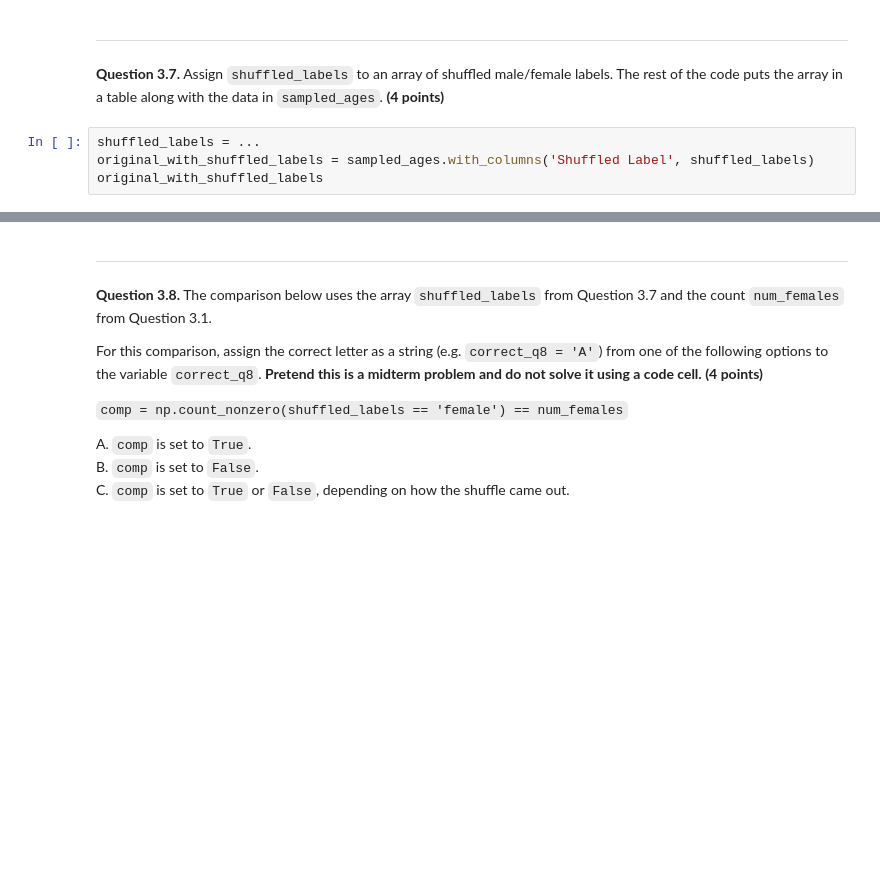
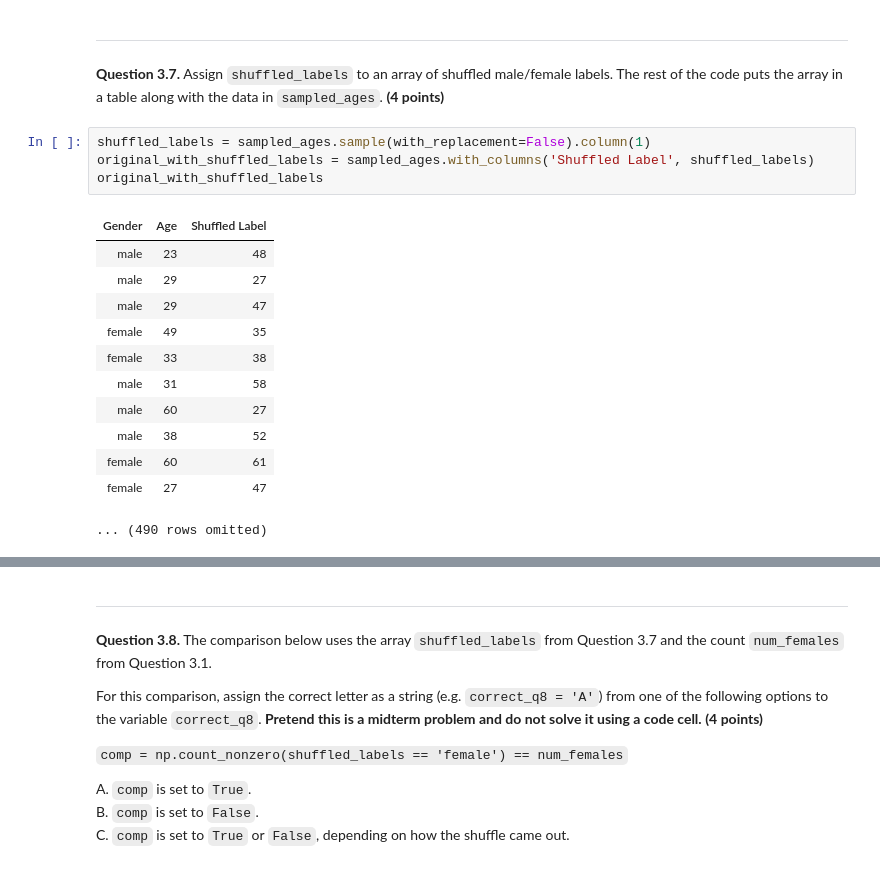
Before and after one commit to hnahtneyugn/materials-fa24, a Jupyter notebook: hw/hw07/hw07.ipynb, the cells around one changed output, grey strips where cells are left out. Drawn from its saved outputs; the diff is of its cells as text; blank space fills up the shorter version.

```diff
--- a/hw/hw07/hw07.ipynb
+++ b/hw/hw07/hw07.ipynb
@@ -480,8 +493,21 @@ grader.check("q3_6")
 
 **Question 3.7.** Assign `shuffled_labels` to an array of shuffled male/female labels. The rest of the code puts the array in a table along with the data in `sampled_ages`. **(4 points)**
 # %%
-shuffled_labels = ...
+shuffled_labels = sampled_ages.sample(with_replacement=False).column(1)
 original_with_shuffled_labels = sampled_ages.with_columns('Shuffled Label', shuffled_labels)
 original_with_shuffled_labels
+# %% [output]
+| Gender | Age | Shuffled Label |
+| male | 23 | 48 |
+| male | 29 | 27 |
+| male | 29 | 47 |
+| female | 49 | 35 |
+| female | 33 | 38 |
+| male | 31 | 58 |
+| male | 60 | 27 |
+| male | 38 | 52 |
+| female | 60 | 61 |
+| female | 27 | 47 |
+... (490 rows omitted)
 # %%
 grader.check("q3_7")
```
Also changed, not shown: parts of 23 cells of this notebook, 2 other files.
